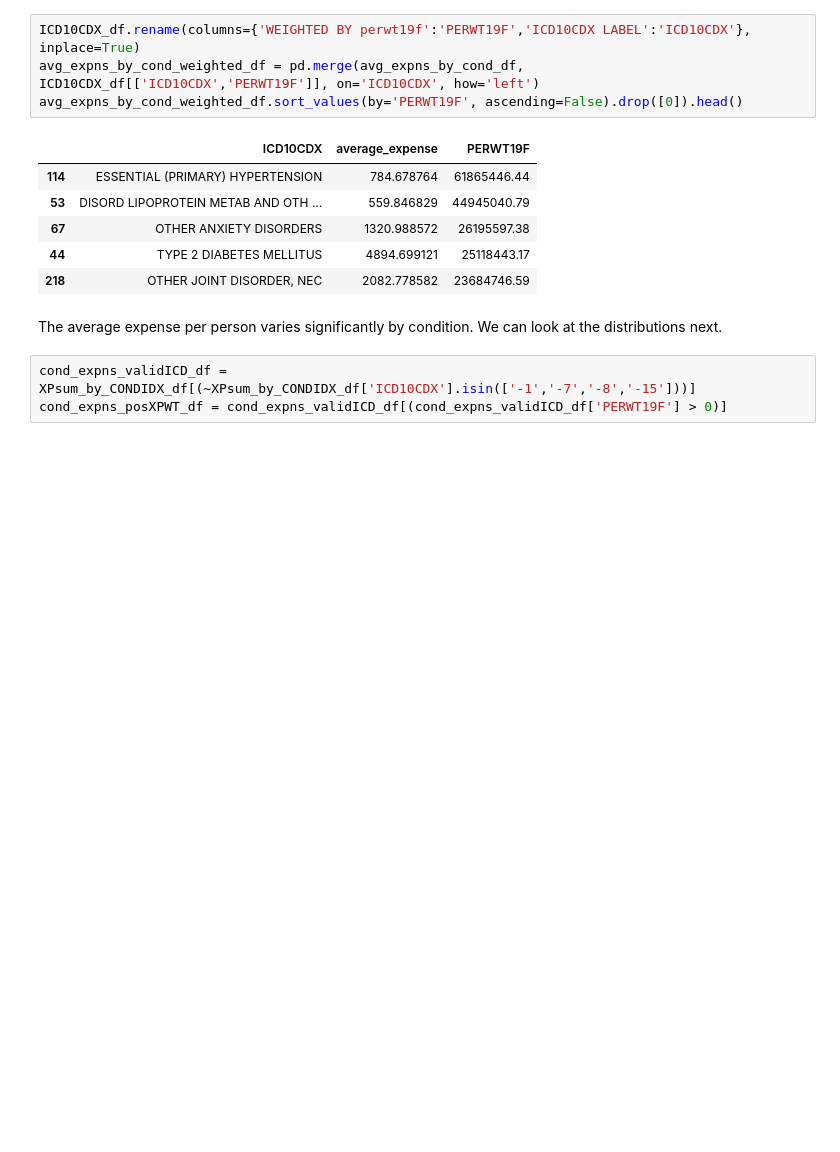
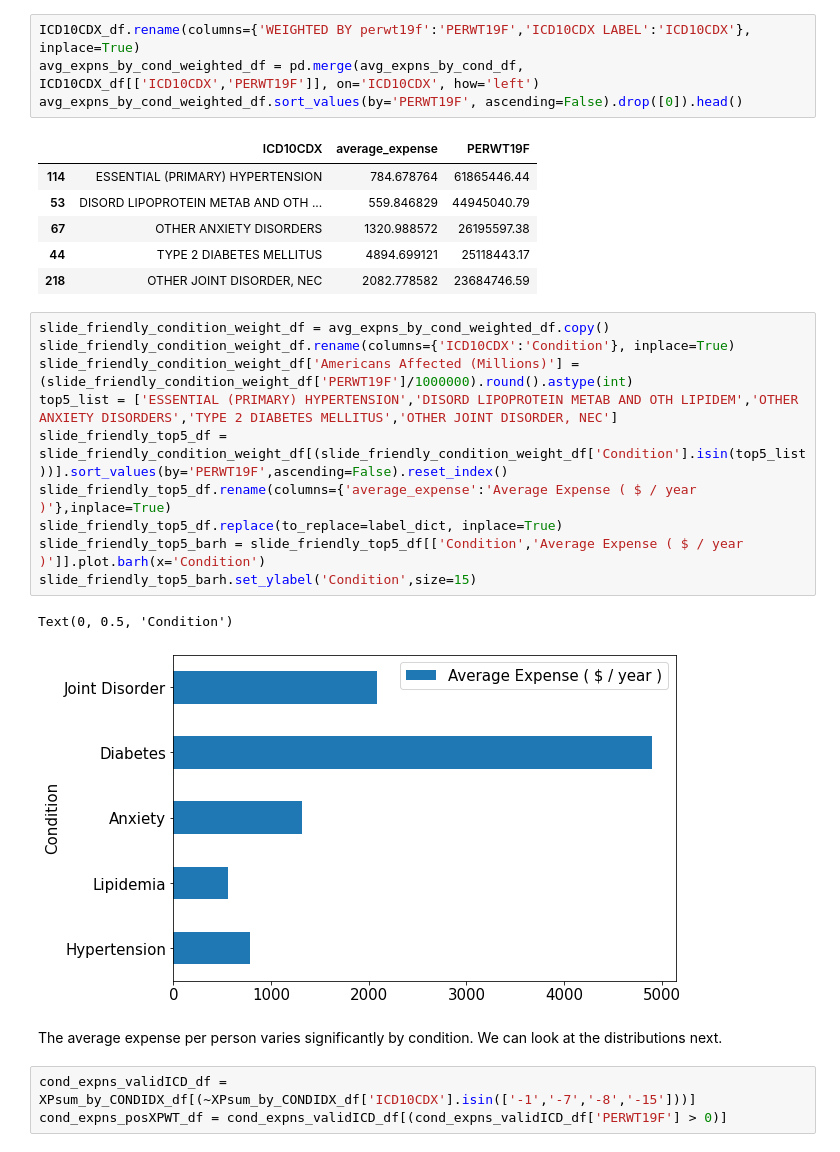
Before and after one commit to reesepetersen/profile, a Jupyter notebook: meps_data/expenditures_by_condition.ipynb, the cells around one changed output. Saved outputs shown, nothing was run; the diff lists cells and outputs as text; blank space fills up the shorter version.

```diff
--- a/meps_data/expenditures_by_condition.ipynb
+++ b/meps_data/expenditures_by_condition.ipynb
@@ -193,6 +205,19 @@ avg_expns_by_cond_weighted_df.sort_values(by='PERWT19F', ascending=False).drop([
 | 67 | OTHER ANXIETY DISORDERS | 1320.988572 | 26195597.38 |
 | 44 | TYPE 2 DIABETES MELLITUS | 4894.699121 | 25118443.17 |
 | 218 | OTHER JOINT DISORDER, NEC | 2082.778582 | 23684746.59 |
+# %%
+slide_friendly_condition_weight_df = avg_expns_by_cond_weighted_df.copy()
+slide_friendly_condition_weight_df.rename(columns={'ICD10CDX':'Condition'}, inplace=True)
+slide_friendly_condition_weight_df['Americans Affected (Millions)'] = (slide_friendly_condition_weight_df['PERWT19F']/1000000).round().astype(int)
+top5_list = ['ESSENTIAL (PRIMARY) HYPERTENSION','DISORD LIPOPROTEIN METAB AND OTH LIPIDEM','OTHER ANXIETY DISORDERS','TYPE 2 DIABETES MELLITUS','OTHER JOINT DISORDER, NEC']
+slide_friendly_top5_df = slide_friendly_condition_weight_df[(slide_friendly_condition_weight_df['Condition'].isin(top5_list))].sort_values(by='PERWT19F',ascending=False).reset_index()
+slide_friendly_top5_df.rename(columns={'average_expense':'Average Expense ( $ / year )'},inplace=True)
+slide_friendly_top5_df.replace(to_replace=label_dict, inplace=True)
+slide_friendly_top5_barh = slide_friendly_top5_df[['Condition','Average Expense ( $ / year )']].plot.barh(x='Condition')
+slide_friendly_top5_barh.set_ylabel('Condition',size=15)
+# %% [output]
+Text(0, 0.5, 'Condition')
+[figure, added]
 # %% [markdown]
 The average expense per person varies significantly by condition. We can look at the distributions next.
 # %%
```
Also changed, not shown: parts of 7 cells of this notebook, 3 other files.
